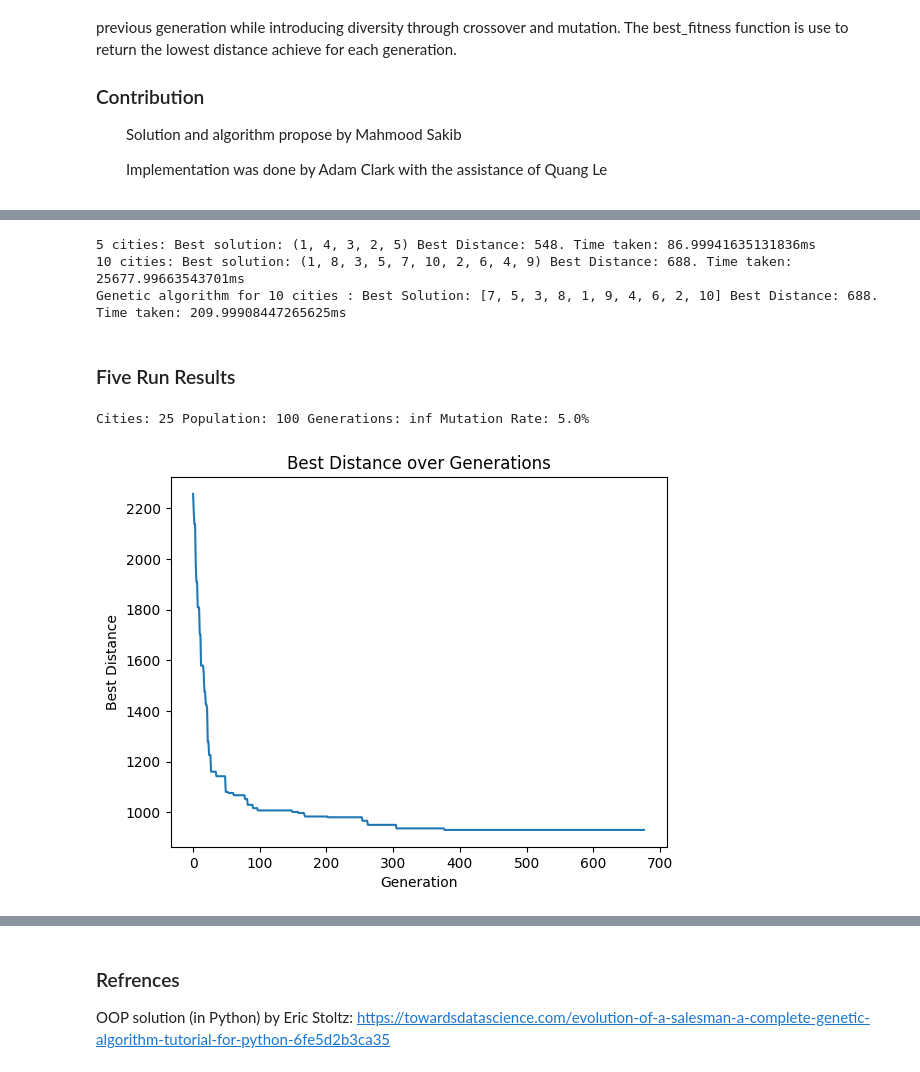
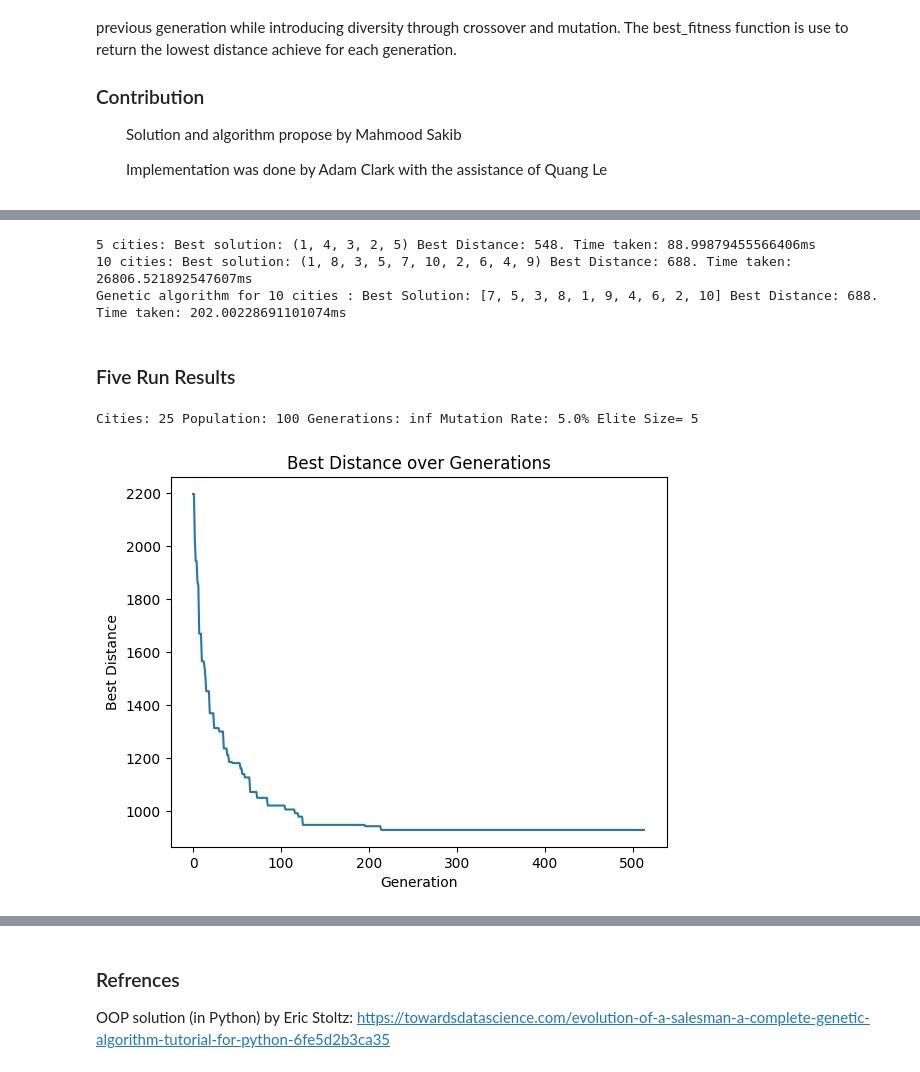
Before and after one commit to Q-Wrld97/TSP-Using-Genetic-Algorithm, a Jupyter notebook: a2_leq2019.ipynb, the cells around one changed output, grey strips where cells are left out. Cells and saved outputs as stored; diff of their text form; code cells hidden in the pictures.

```diff
--- a/a2_leq2019.ipynb
+++ b/a2_leq2019.ipynb
@@ -282,9 +282,9 @@ Implementation was done by Adam Clark with the assistance of Quang Le
 <ul>
 # %%
 #create a new population of n-2 solutions by breeding the fittest 50% of the population
-def generate_new_population (population,fitness):
+def generate_new_population (population,fitness,eliteSize):
   new_population = []
-  for i in range (len(population)-2): #creating a new population of n-2 solutions
+  for i in range (len(population)-eliteSize): #creating a new population of n-2 solutions
     parent1,parent2 = selection(population,fitness)
     new_population.append(order_crossover_breed(population[parent1],population[parent2]))
   #picking the two fittest parents and adding them to the new population (elitism)
@@ -292,8 +292,8 @@ def generate_new_population (population,fitness):
   for i in range (len(population)): #creating a dictionary of the population and their fitness
     population_fitness[i] = fitness[i]
   population_fitness = sorted(population_fitness.items(), key=lambda x: x[1]) #sorting the population by fitness (distance)
-  new_population.append(population[population_fitness[0][0]]) #adding the fittest parent to the new population
-  new_population.append(population[population_fitness[1][0]]) #adding the second fittest parent to the new population
+  for i in range (eliteSize):
+    new_population.append(population[population_fitness[i][0]]) #adding the fittest parent to the new population
   return new_population
 
 def best_fitness(population,fitness):
@@ -303,8 +303,8 @@ def best_fitness(population,fitness):
   population_fitness = sorted(population_fitness.items(), key=lambda x: x[1]) #sorting the population by fitness (distance)
   return population[population_fitness[0][0]],population_fitness[0][1] #returning the fittest solution and its fitness (distance)
 
-def evolution(population,fitnessArray,mutation_rate,cityList):
-  new_population = generate_new_population(population,fitnessArray)
+def evolution(population,fitnessArray,mutation_rate,cityList,eliteSize):
+  new_population = generate_new_population(population,fitnessArray,eliteSize)
   mutated_population = mutation(new_population,mutation_rate)
   fitnessArray = fitness(mutated_population,cityList)
   bestSolution, bestDistance = best_fitness(mutated_population, fitnessArray)
@@ -343,10 +344,11 @@ if __name__ == "__main__":
   generation  = 0
   max_generations = math.inf
   mutation_rate = 0.05
+  eliteSize= 5
   cityList = generate_cities(cities)
 
 
-  print(f"Cities: {cities} Population: {population} Generations: {max_generations} Mutation Rate: {mutation_rate*100}% \n\n\n")
+  print(f"Cities: {cities} Population: {population} Generations: {max_generations} Mutation Rate: {mutation_rate*100}% Elite Size= {eliteSize} \n\n\n")
   population = create_Initial_Population(population,cities)
   fitnessArray = fitness(population,cityList)
   bestSolution, bestDistance = best_fitness(population, fitnessArray)
@@ -354,7 +356,7 @@ if __name__ == "__main__":
 
   last_two_hundred_distances = []
   while generation < max_generations:
-      population, fitnessArray, bestSolution, bestDistance = evolution(population, fitnessArray, mutation_rate,cityList)
+      population, fitnessArray, bestSolution, bestDistance = evolution(population, fitnessArray, mutation_rate,cityList,eliteSize)
       print(f"Generation {generation+1}: Best Solution: {bestSolution} Best Distance: {bestDistance}")
 
       # Add the new bestDistance to the list
@@ -438,28 +438,30 @@ def calculate_total_distance(route, city_positions):
     total_distance += int(calculate_distance(city_positions[route[-1]], city_positions[route[0]])) #back to start
     return total_distance
 
+import math
+
 if __name__ == "__main__":
     cityList = generate_cities(5) # 5 cities
     start_time = time.time() # record start time
     all_routes = generate_all_routes(list(cityList.keys()))
     best_route = None
-    best_distance = 0
+    best_distance = math.inf # set initial best_distance to infinity
     for route in all_routes:
         total_distance = calculate_total_distance(route, cityList)
-        if total_distance < best_distance:
+        if total_distance < best_distance: # if the total distance is less than the best distance
             best_route = route
             best_distance = total_distance
     end_time = time.time() # record end time
     print(f"5 cities: Best solution: {best_route} Best Distance: {best_distance}. Time taken: {(end_time-start_time)*1000}ms")
 
-    cityList = generate_cities(10) # 6 cities
+    cityList = generate_cities(10) # 10 cities
     start_time = time.time() # record start time
     all_routes = generate_all_routes(list(cityList.keys()))
     best_route = None
-    best_distance = 0
+    best_distance = math.inf # set initial best_distance to infinity
     for route in all_routes:
         total_distance = calculate_total_distance(route, cityList)
-        if total_distance < best_distance:
+        if total_distance < best_distance: # if the total distance is less than the best distance
             best_route = route
             best_distance = total_distance
     end_time = time.time() # record end time
@@ -470,6 +472,7 @@ if __name__ == "__main__":
     generation  = 0
     max_generations = 100
     mutation_rate = 0.05
+    eliteSize= 5
     cityList = generate_cities(cities)
 
     population = create_Initial_Population(population,cities)
@@ -478,16 +481,16 @@ if __name__ == "__main__":
 
     start_time = time.time() # record start time for genetic algorithm
     while generation < max_generations:
-        population, fitnessArray, bestSolution, bestDistance = evolution(population, fitnessArray, mutation_rate,cityList)
+        population, fitnessArray, bestSolution, bestDistance = evolution(population, fitnessArray, mutation_rate,cityList,eliteSize)
 
         generation += 1
 
     end_time = time.time() # record end time for genetic algorithm
     print(f"Genetic algorithm for 10 cities : Best Solution: {bestSolution} Best Distance: {bestDistance}. Time taken: {(end_time-start_time)*1000}ms")
 # %% [output]
-5 cities: Best solution: (1, 4, 3, 2, 5) Best Distance: 548. Time taken: 86.99941635131836ms
-10 cities: Best solution: (1, 8, 3, 5, 7, 10, 2, 6, 4, 9) Best Distance: 688. Time taken: 25677.99663543701ms
-Genetic algorithm for 10 cities : Best Solution: [7, 5, 3, 8, 1, 9, 4, 6, 2, 10] Best Distance: 688. Time taken: 209.99908447265625ms
+5 cities: Best solution: (1, 4, 3, 2, 5) Best Distance: 548. Time taken: 88.99879455566406ms
+10 cities: Best solution: (1, 8, 3, 5, 7, 10, 2, 6, 4, 9) Best Distance: 688. Time taken: 26806.521892547607ms
+Genetic algorithm for 10 cities : Best Solution: [7, 5, 3, 8, 1, 9, 4, 6, 2, 10] Best Distance: 688. Time taken: 202.00228691101074ms
 # %% [markdown]
 <h3>Five Run Results</h3>
 # %%
@@ -499,42 +502,43 @@ if __name__ == "__main__":
     generation  = 0
     max_generations = math.inf
     mutation_rate = 0.05
+    eliteSize= 5
     cityList = generate_cities(cities)
 
-    print(f"Cities: {cities} Population: {population} Generations: {max_generations} Mutation Rate: {mutation_rate*100}% \n\n\n")
+    print(f"Cities: {cities} Population: {population} Generations: {max_generations} Mutation Rate: {mutation_rate*100}% Elite Size= {eliteSize} \n\n\n")
     population = create_Initial_Population(population,cities)
     fitnessArray = fitness(population,cityList)
     bestSolution, bestDistance = best_fitness(population, fitnessArray)
 
     # Create a list to store the best distances for each generation
     bestDistances = [bestDistance]
 
     last_two_hundred_distances = []
     while generation < max_generations:
-        population, fitnessArray, bestSolution, bestDistance = evolution(population, fitnessArray, mutation_rate,cityList)
+        population, fitnessArray, bestSolution, bestDistance = evolution(population, fitnessArray, mutation_rate,cityList,eliteSize)
 
 
         # Add the new bestDistance to the list
         last_two_hundred_distances.append(bestDistance)
         bestDistances.append(bestDistance)
 
         # If there are more than 300 distances in the list, remove the oldest one
         if len(last_two_hundred_distances) > 300:
             last_two_hundred_distances.pop(0)
 
         # Check if all distances in the list are the same, but only after 300 generations
         if generation >= 300 and len(set(last_two_hundred_distances)) == 1:
             break
 
         generation += 1
 
     # Plotting the best distances
     plt.plot(bestDistances)
     plt.xlabel('Generation')
     plt.ylabel('Best Distance')
     plt.title('Best Distance over Generations')
     plt.show()
 # %% [output]
-Cities: 25 Population: 100 Generations: inf Mutation Rate: 5.0%
+Cities: 25 Population: 100 Generations: inf Mutation Rate: 5.0% Elite Size= 5
-[figure, old version]
+[figure, new version]
 # %%
```
Also changed, not shown: parts of 8 cells of this notebook, 1 other file.
